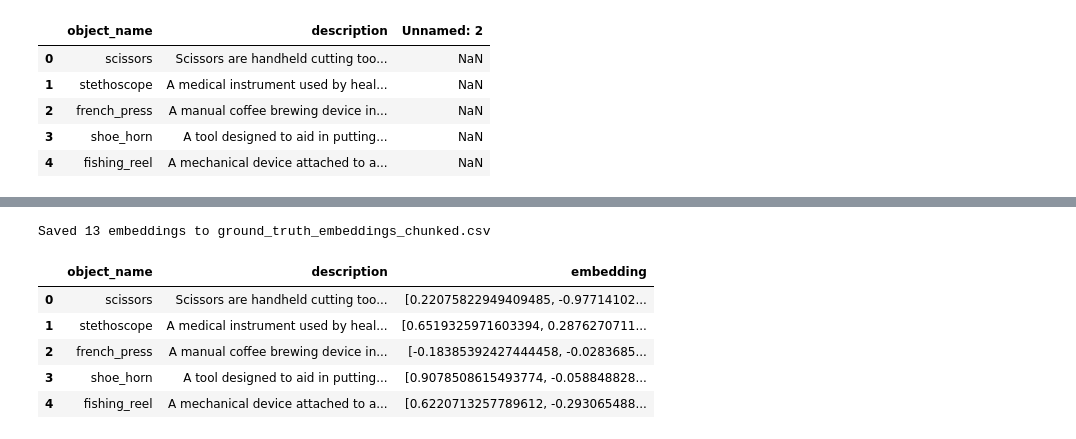
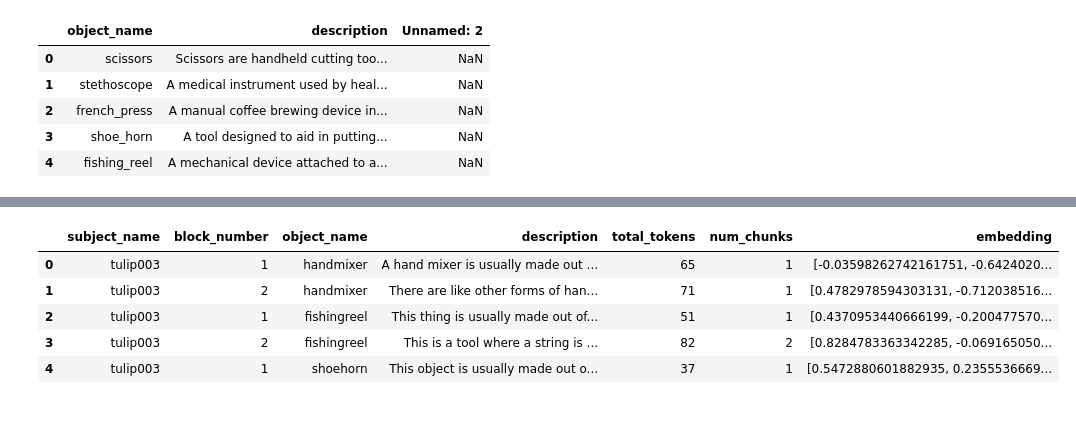
Before and after one commit to vislearnlab/zero, a Jupyter notebook: scripts/preprocessing/pp_transcripts/getDescriptionEmeddings.ipynb, the cells around one changed output, grey strips where cells are left out. Drawn from its saved outputs; the diff is of its cells as text; code cells hidden in the pictures.

Commit message:
Updated scripts for computing transcript accuracy
1) Make sure chunks are evenly sized before embedding, 2) filter out "um", "uh", "okay", 3) truncate descriptions at max 400 tokens

```diff
--- a/scripts/preprocessing/pp_transcripts/getDescriptionEmeddings.ipynb
+++ b/scripts/preprocessing/pp_transcripts/getDescriptionEmeddings.ipynb
@@ -103,9 +126,8 @@ def get_embeddings_for_chunks(chunks, tokenizer, model, device):
             embeddings.append(embedding)
     return embeddings
 # %%
-# average embedding
+# Average embeddings for each chunk
 def average_embeddings(embeddings):
-    """Average multiple embeddings."""
     if not embeddings:
         return np.zeros(512)  # CLIP embedding size
     return np.mean(embeddings, axis=0)
@@ -171,0 +220,5 @@ Processing blood_pressure_cuff...
+# %%
+# 2a. Load participant descriptions
+print("Loading CSV...")
+df = pd.read_csv('/content/drive/MyDrive/Projects/zero/data_public/participantDescriptionsByBlock.csv')
+df.head()
@@ -172,37 +233,45 @@ Processing blood_pressure_cuff...
 # %%
-# OR get embeddings for the participant descriptions
+# 2b. get embeddings for the participant descriptions
 results = []
 for idx, row in df.iterrows():
-    subject_name = row['SubjectID']
-    talk_block = row['TalkBlock']
     object_name = row['ObjectID']
     description = row['Transcription']
 
     if pd.isna(description) or not description:
         continue
 
-    #print(f"Processing {object_name}...")
+    # Truncate to max n tokens if necessary
+    max_tokens = 400
+    tokens = tokenizer.encode(description)
+    if len(tokens) > max_tokens:
+        tokens = tokens[:max_tokens]
+        description = tokenizer.decode(tokens, skip_special_tokens=True)
 
-    # Chunk the description
-    chunks = chunk_by_sentences(description, tokenizer, max_tokens=77, overlap_sentences=1)
+    # Tokenize whole description once
+    total_tokens = len(tokens[:max_tokens])
 
-    # VALIDATE CHUNK LENGTHS  - right after chunking
+    # Chunk the description using your balanced chunking function
+    chunks = chunk_evenly_balanced(description, tokenizer, max_tokens=75, min_tokens=40, overlap_ratio=0.3)
+
+    # VALIDATE CHUNK LENGTHS right after chunking
     for i, chunk in enumerate(chunks):
         token_count = len(tokenizer.encode(chunk))
-        if token_count > 77:  # or use max_tokens variable
+        if token_count > 77:
             print(f"Warning: Chunk {i} for {object_name} exceeds token limit ({token_count} tokens)")
             print(f"Problematic chunk: {chunk[:100]}...")  # Show first 100 chars
 
     # Get embeddings for chunks
-    chunk_embeddings = get_embeddings_for_chunks(chunks, tokenizer, model, device)
+    chunk_embeddings = get_embeddings_for_chunks(chunks, tokenizer, model, device, max_chunks=10)
 
-    # Average embeddings
+    # Average embeddings (assuming you have this function defined)
     avg_embedding = average_embeddings(chunk_embeddings)
 
     results.append({
-        'subject_name': subject_name,
-        'talk_block': talk_block,
+        'subject_name': row['SubjectID'],
+        'block_number': row['TalkBlock'],
         'object_name': object_name,
         'description': description,
+        'total_tokens': total_tokens,          # <-- Save total token count here
+        'num_chunks': len(chunks),              # <-- Save number of chunks here
         'embedding': avg_embedding.tolist()
     })
@@ -213,14 +280,12 @@ results[0]
 # %%
-# Save results
+# 2c. Save results
 output_df = pd.DataFrame(results)
-output_df.to_csv('/content/drive/MyDrive/Projects/zero/data_public/groundTruthObjectEmbeddings.csv', index=False)
-print(f"Saved {len(results)} embeddings to ground_truth_embeddings_chunked.csv")
+output_df.to_csv('/content/drive/MyDrive/Projects/zero/data_public/participantDescriptionsByBlockEmbeddings.csv', index=False)
 output_df.head()
 # %% [output]
-Saved 13 embeddings to ground_truth_embeddings_chunked.csv
-|  | object_name | description | embedding |
-| 0 | scissors | Scissors are handheld cutting too... | [0.22075822949409485, -0.97714102... |
-| 1 | stethoscope | A medical instrument used by heal... | [0.6519325971603394, 0.2876270711... |
-| 2 | french_press | A manual coffee brewing device in... | [-0.18385392427444458, -0.0283685... |
-| 3 | shoe_horn | A tool designed to aid in putting... | [0.9078508615493774, -0.058848828... |
-| 4 | fishing_reel | A mechanical device attached to a... | [0.6220713257789612, -0.293065488... |
+|  | subject_name | block_number | object_name | description | total_tokens | num_chunks | embedding |
+| 0 | tulip003 | 1 | handmixer | A hand mixer is usually made out ... | 65 | 1 | [-0.03598262742161751, -0.6424020... |
+| 1 | tulip003 | 2 | handmixer | There are like other forms of han... | 71 | 1 | [0.4782978594303131, -0.712038516... |
+| 2 | tulip003 | 1 | fishingreel | This thing is usually made out of... | 51 | 1 | [0.4370953440666199, -0.200477570... |
+| 3 | tulip003 | 2 | fishingreel | This is a tool where a string is ... | 82 | 2 | [0.8284783363342285, -0.069165050... |
+| 4 | tulip003 | 1 | shoehorn | This object is usually made out o... | 37 | 1 | [0.5472880601882935, 0.2355536669... |
```
Also changed, not shown: parts of 15 cells of this notebook, 10 other files.
